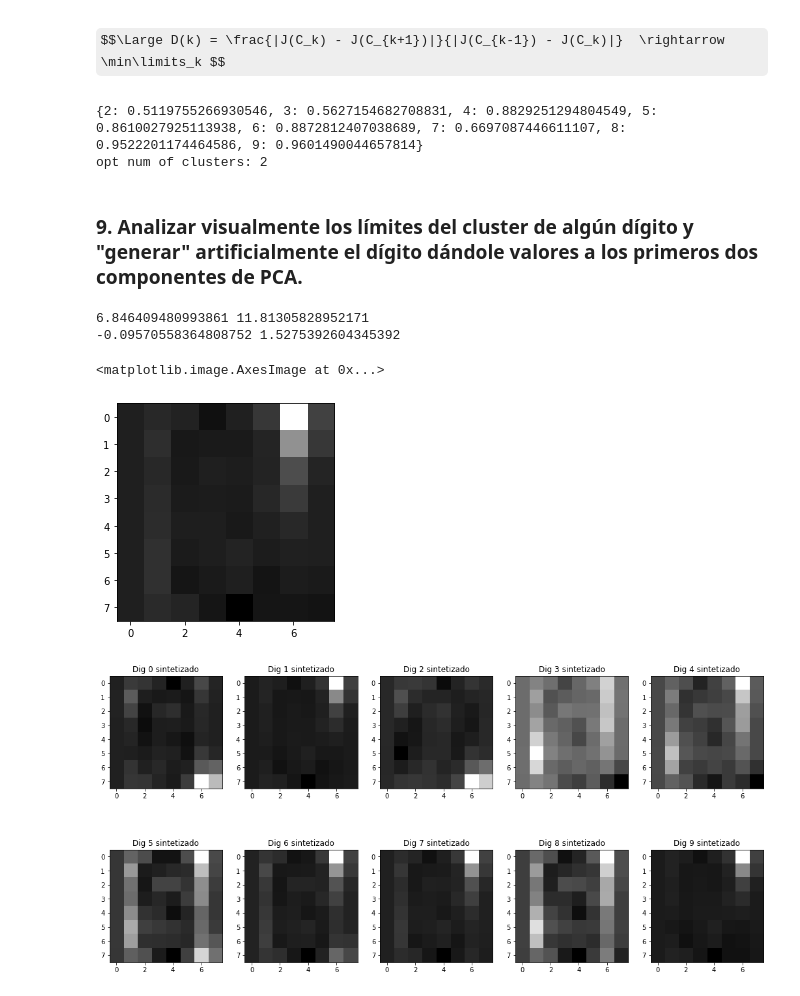
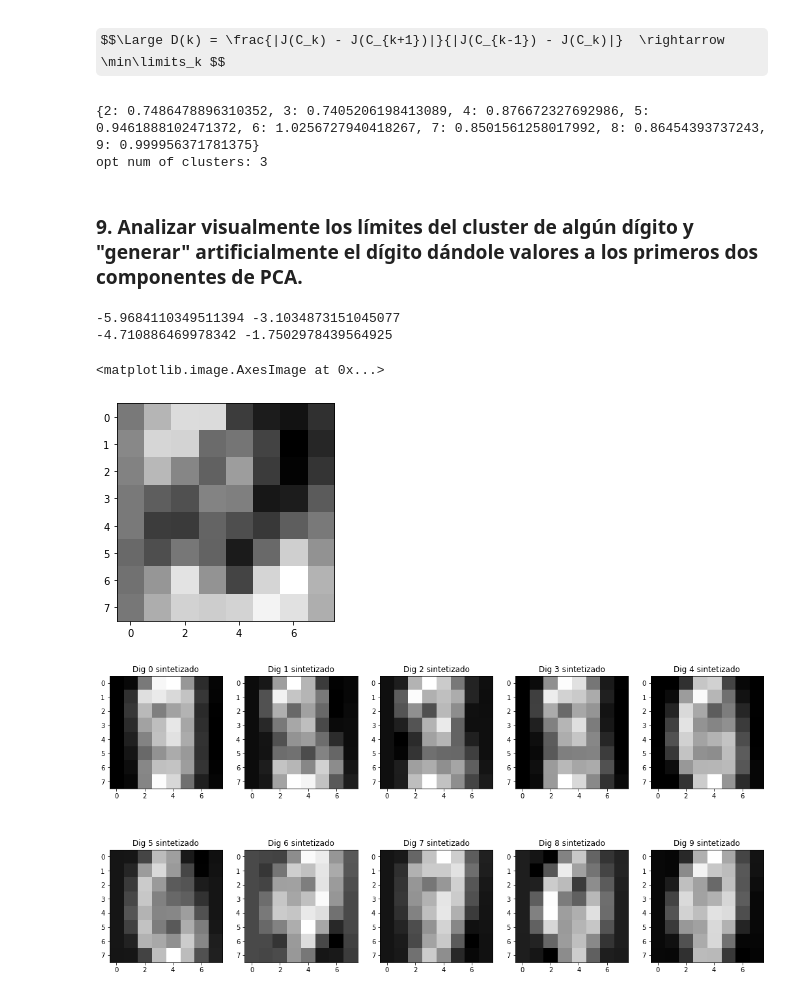
Before and after one commit to AriSalassa/Intro-IA, a Jupyter notebook: clase_2/ejercicios/PCA - MNIST.ipynb, the cells around one changed output. Saved outputs shown, nothing was run; the diff lists cells and outputs as text; code cells hidden in the pictures; some formulas as TeX source.

Commit message:
Agrego scaler inverso para imágenes

```diff
--- a/clase_2/ejercicios/PCA - MNIST.ipynb
+++ b/clase_2/ejercicios/PCA - MNIST.ipynb
@@ -71,7 +71,7 @@ Siguiendo los ejemplos vistos en clase sobre los datasets de Human Activity Reco
 ### 1. Aplicar PCA
 # %%
 ## Estandarizar
-scaler = RobustScaler()
+scaler = StandardScaler()
 X_scaled = scaler.fit_transform(X)
 # %%
 ## Aplicar PCA reteniendo componentes que tienen el 90% de la varianza
@@ -228,8 +231,8 @@ print(d)
 opt_num_clusters = min(d, key=d.get)
 print(f"opt num of clusters: {opt_num_clusters}")
 # %% [output]
-{2: 0.5119755266930546, 3: 0.5627154682708831, 4: 0.8829251294804549, 5: 0.8610027925113938, 6: 0.8872812407038689, 7: 0.6697087446611107, 8: 0.9522201174464586, 9: 0.9601490044657814}
-opt num of clusters: 2
+{2: 0.7486478896310352, 3: 0.7405206198413089, 4: 0.876672327692986, 5: 0.9461888102471372, 6: 1.0256727940418267, 7: 0.8501561258017992, 8: 0.86454393737243, 9: 0.999956371781375}
+opt num of clusters: 3
 # %% [markdown]
 ### 9. Analizar visualmente los límites del cluster de algún dígito y "generar" artificialmente el dígito dándole valores a los primeros dos componentes de PCA.
 # %%
@@ -248,8 +251,8 @@ mode_1 = mode(X_pca[cluster_labels==cluster_digit, 1]).mode[0]
 print(mode_0, mid_comp_0)
 print(mode_1, mid_comp_1)
 # %% [output]
-6.846409480993861 11.81305828952171
--0.09570558364808752 1.5275392604345392
+-5.9684110349511394 -3.1034873151045077
+-4.710886469978342 -1.7502978439564925
 # %%
 # Generar imagen
 # img_ = np.array([mid_comp_0, mid_comp_1]).dot(pca.components_[:2,:]) + pca.mean_
@@ -257,33 +260,34 @@ img_ = np.array([mode_0, mode_1]).dot(pca.components_[:2,:]) + pca.mean_
 plt.imshow(img_.reshape((8, 8)), cmap='gray')
 # %% [output]
 <matplotlib.image.AxesImage at 0x...>
-[figure, old version]
+[figure, new version]
 # %%
 fig, axs = plt.subplots(2, 5, figsize=(18,9))
 
 for i in range(n_clases):
     row = int(i/5)
     column = i % 5
 
     # Valor min-max-mid primer componente
     min_comp_0 = min(X_pca[cluster_labels==i, 0])
     max_comp_0 = max(X_pca[cluster_labels==i, 0])
     mid_comp_0 = (max_comp_0 + min_comp_0)/2
     # Valor min-max-mid segunda componente
     min_comp_1 = min(X_pca[cluster_labels==i, 1])
     max_comp_1 = max(X_pca[cluster_labels==i, 1])
     mid_comp_1 = (max_comp_1 + min_comp_1)/2
     '''
     # Valor min-max-mid tercer componente
     min_comp_2 = min(X_pca[cluster_labels==i, 2])
     max_comp_2 = max(X_pca[cluster_labels==i, 2])
     mid_comp_2 = (max_comp_2 + min_comp_2)/2
     '''
 
     #img_ = np.array([mid_comp_0, mid_comp_1, mid_comp_2]).dot(pca.components_[:3,:]) + pca.mean_
-    img_ = np.array([mid_comp_0, mid_comp_1]).dot(pca.components_[:2,:]) + pca.mean_
+    img_ = np.array([mid_comp_0, mid_comp_1]).dot(pca.components_[:2,:])
+    img_ = scaler.inverse_transform(img_)
 
     axs[row, column].imshow(img_.reshape((8, 8)), cmap='gray')
     axs[row, column].set_title(f"Dig {i} sintetizado")
 # %% [output]
-[figure, old version]
+[figure, new version]
```
Also changed, not shown: parts of 11 cells of this notebook.
